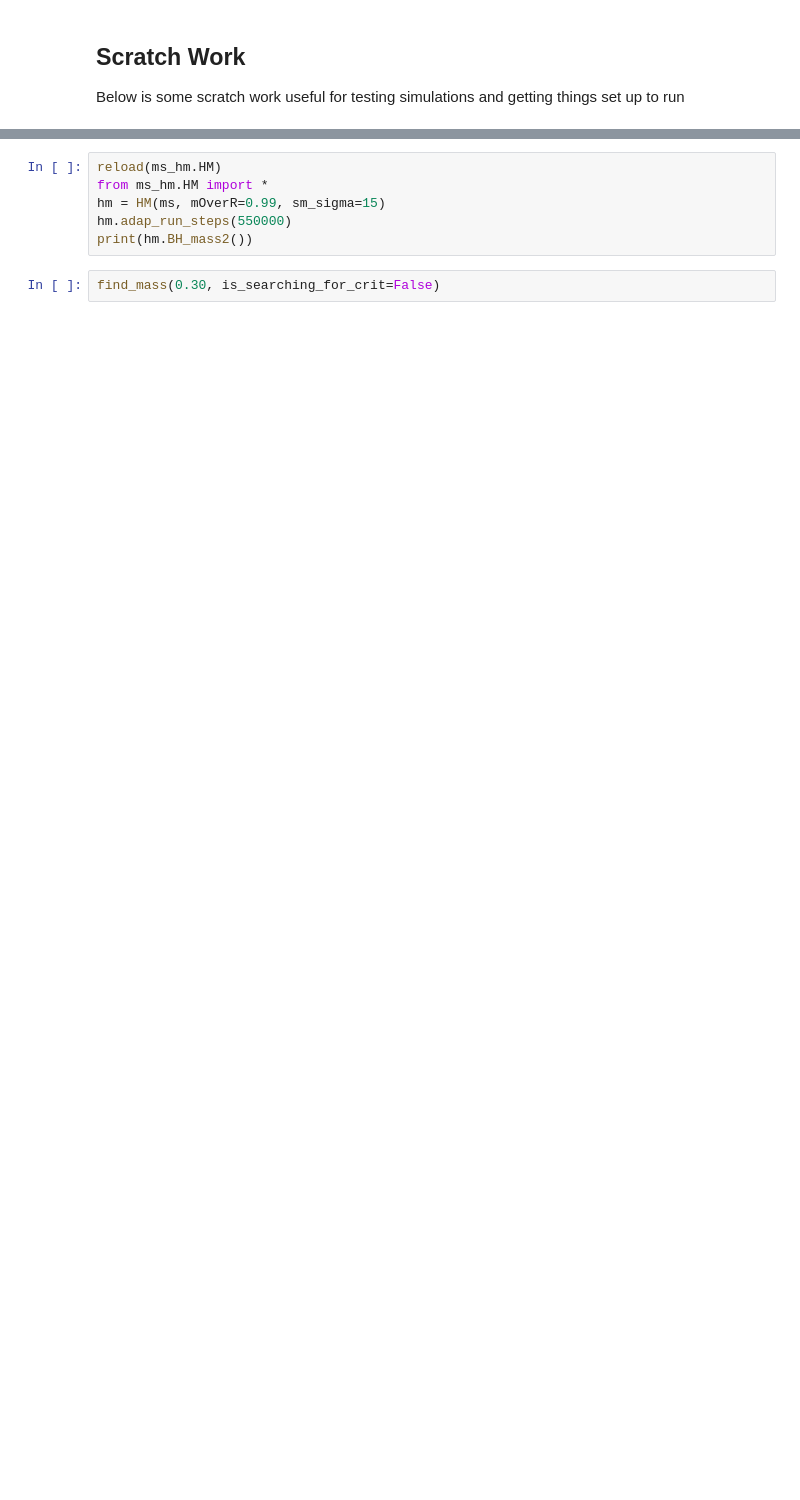
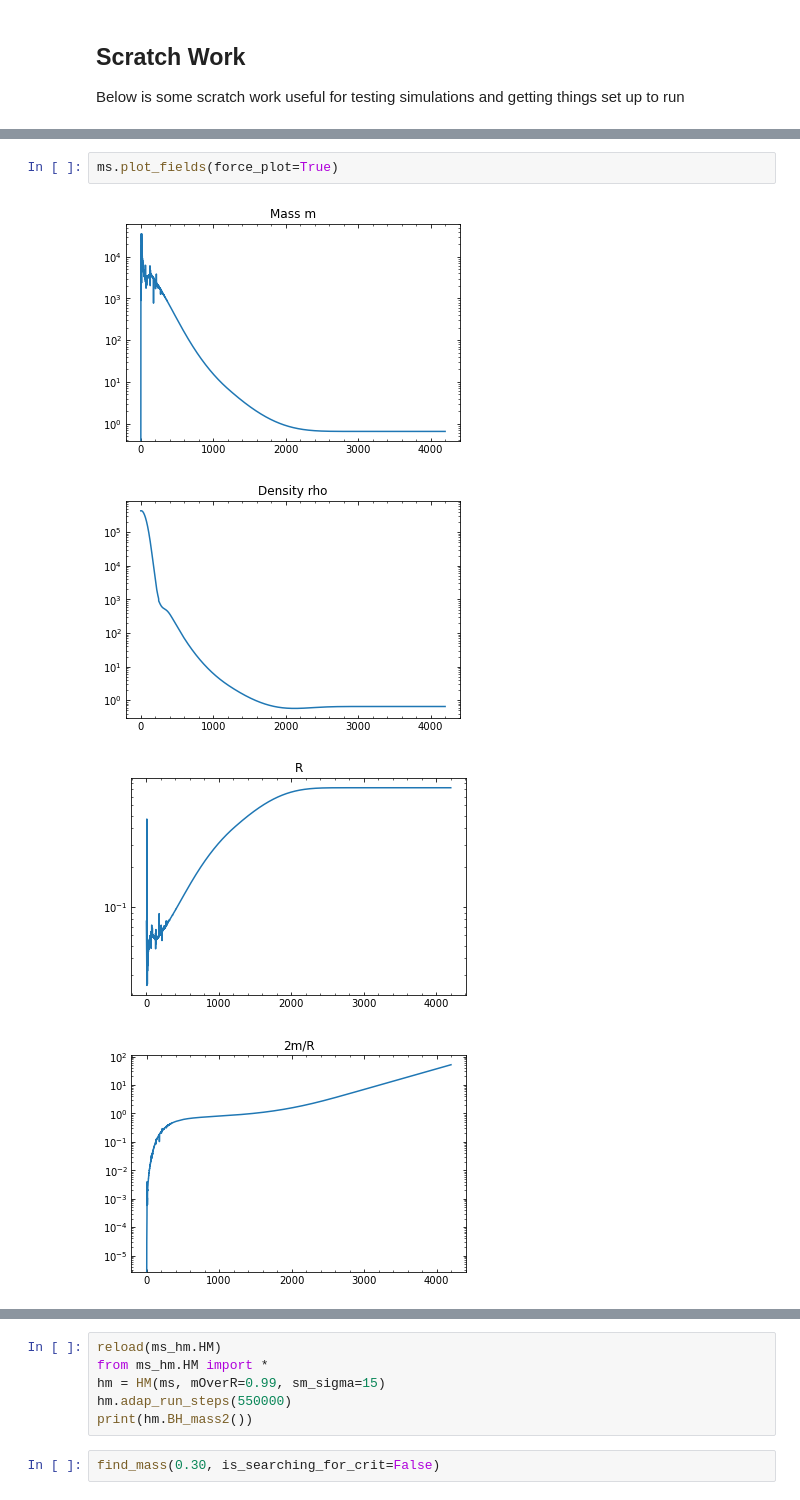
Before and after one commit to jbmertens/criticalcollapse, a Jupyter notebook: Critical_scaling.ipynb, the cells around one changed output, grey strips where cells are left out. Cells and saved outputs as stored; diff of their text form; blank space fills up the shorter version.

```diff
--- a/Critical_scaling.ipynb
+++ b/Critical_scaling.ipynb
@@ -233,0 +241,7 @@ This occurred at step 17230
+# %%
+ms.plot_fields(force_plot=True)
+# %% [output]
+[figure, added]
+[figure, added]
+[figure, added]
+[figure, added]
```
Also changed, not shown: parts of 5 cells of this notebook, 3 other files.
